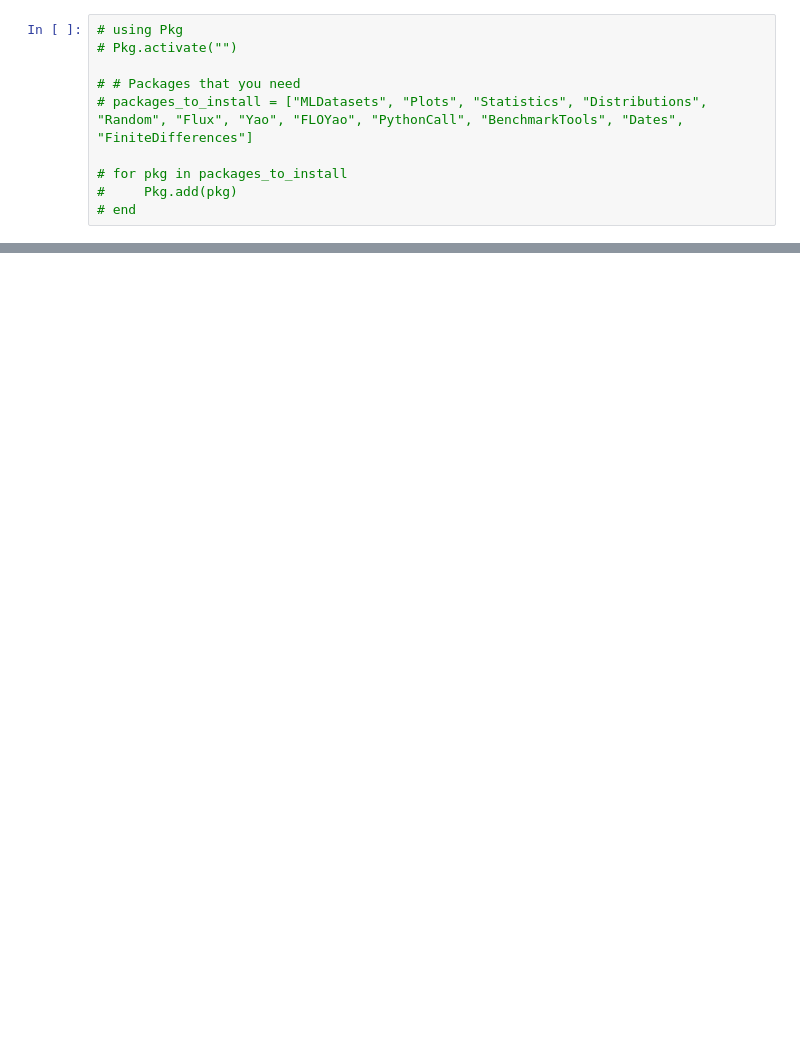
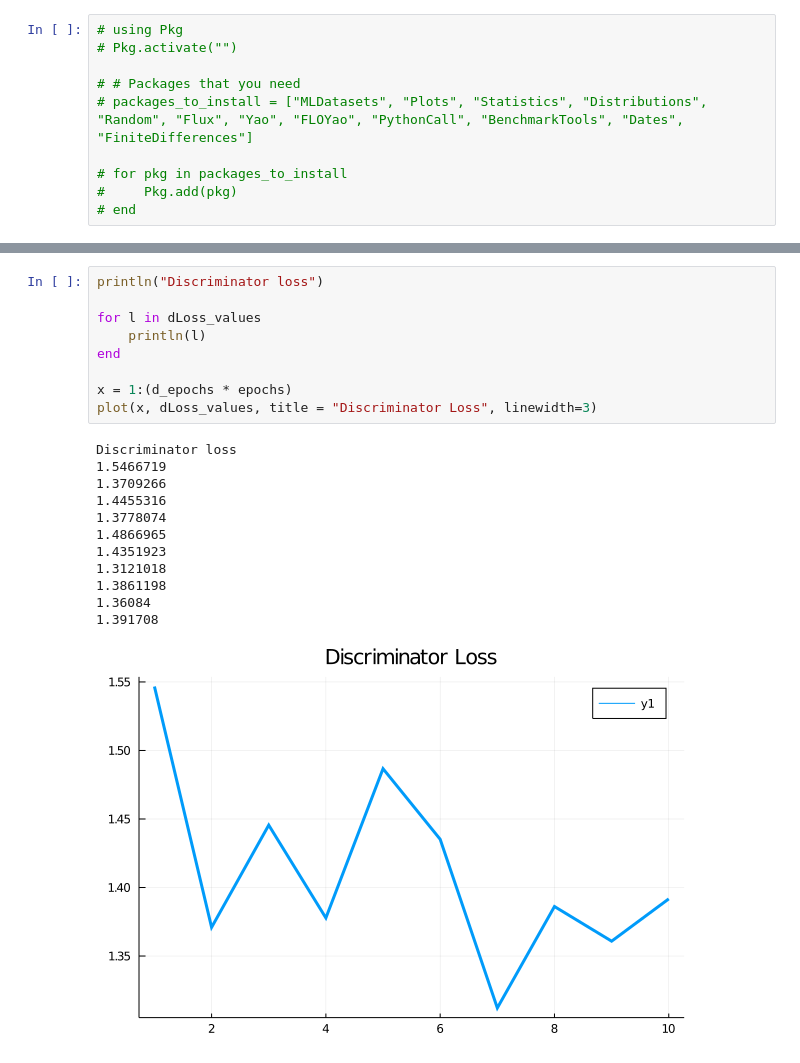
Before and after one commit to p-luo/MatchgateGAN, a Jupyter notebook: prototypes/GANtricks.ipynb, the cells around one changed output, grey strips where cells are left out. Drawn from its saved outputs; the diff is of its cells as text; blank space fills up the shorter version.

```diff
--- a/prototypes/GANtricks.ipynb
+++ b/prototypes/GANtricks.ipynb
@@ -326,3 +334,25 @@ Generator loss
+# %%
+println("Discriminator loss")
+
+for l in dLoss_values
+    println(l)
+end
+
+x = 1:(d_epochs * epochs)
+plot(x, dLoss_values, title = "Discriminator Loss", linewidth=3)
+# %% [output]
+Discriminator loss
+1.5466719
+1.3709266
+1.4455316
+1.3778074
+1.4866965
+1.4351923
+1.3121018
+1.3861198
+1.36084
+1.391708
+[figure, added]
 # %%
 #Testing the Discriminator
 
```
Also changed, not shown: parts of 8 cells of this notebook, 2 other files.
